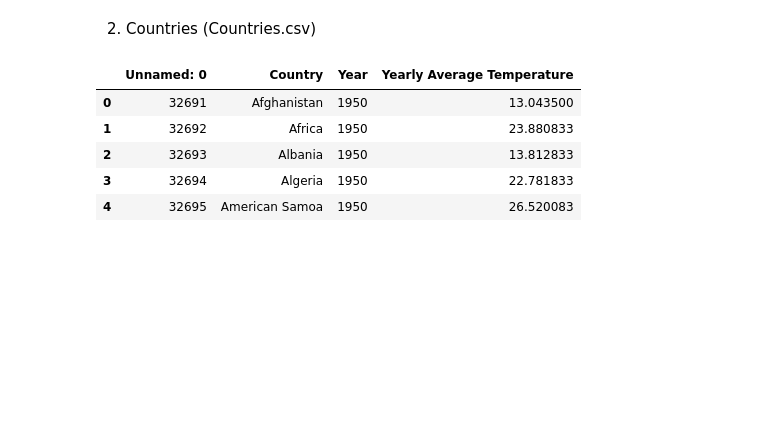
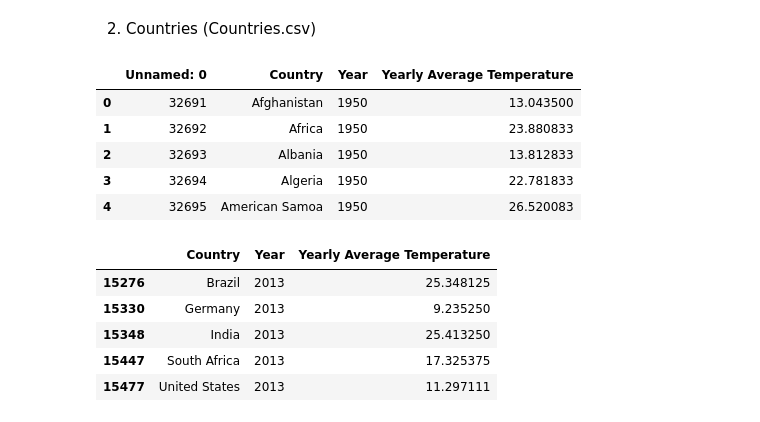
Before and after one commit to Sophiatun/Climate_Change_Analysis, a Jupyter notebook: graph_data.ipynb, the cells around one changed output. Cells and saved outputs as stored; diff of their text form; code cells hidden in the pictures; blank space fills up the shorter version.

```diff
--- a/graph_data.ipynb
+++ b/graph_data.ipynb
@@ -229,3 +237,24 @@ countries_df.head()
 | 2 | 32693 | Albania | 1950 | 13.812833 |
 | 3 | 32694 | Algeria | 1950 | 22.781833 |
 | 4 | 32695 | American Samoa | 1950 | 26.520083 |
+# %%
+# Read the "countries" CSV file
+countries_df = pd.read_csv('Cleaned Data/Countries.csv')
+
+selected_countries = ['South Africa', 'India', 'Germany', 'United States', 'Brazil', 'Australia']
+
+# Filter the DataFrame
+selected_countries_df = countries_df[(countries_df['Country'].isin(selected_countries)) & (countries_df['Year'] >= 1973)]
+
+# Drop the 'Unnamed: 0' column
+selected_countries_df = selected_countries_df.drop(columns=['Unnamed: 0'])
+
+# Display the filtered DataFrame
+selected_countries_df.tail()
+# %% [output]
+|  | Country | Year | Yearly Average Temperature |
+| 15276 | Brazil | 2013 | 25.348125 |
+| 15330 | Germany | 2013 | 9.235250 |
+| 15348 | India | 2013 | 25.413250 |
+| 15447 | South Africa | 2013 | 17.325375 |
+| 15477 | United States | 2013 | 11.297111 |
```
Also changed, not shown: parts of 6 cells of this notebook, 2 other files.
